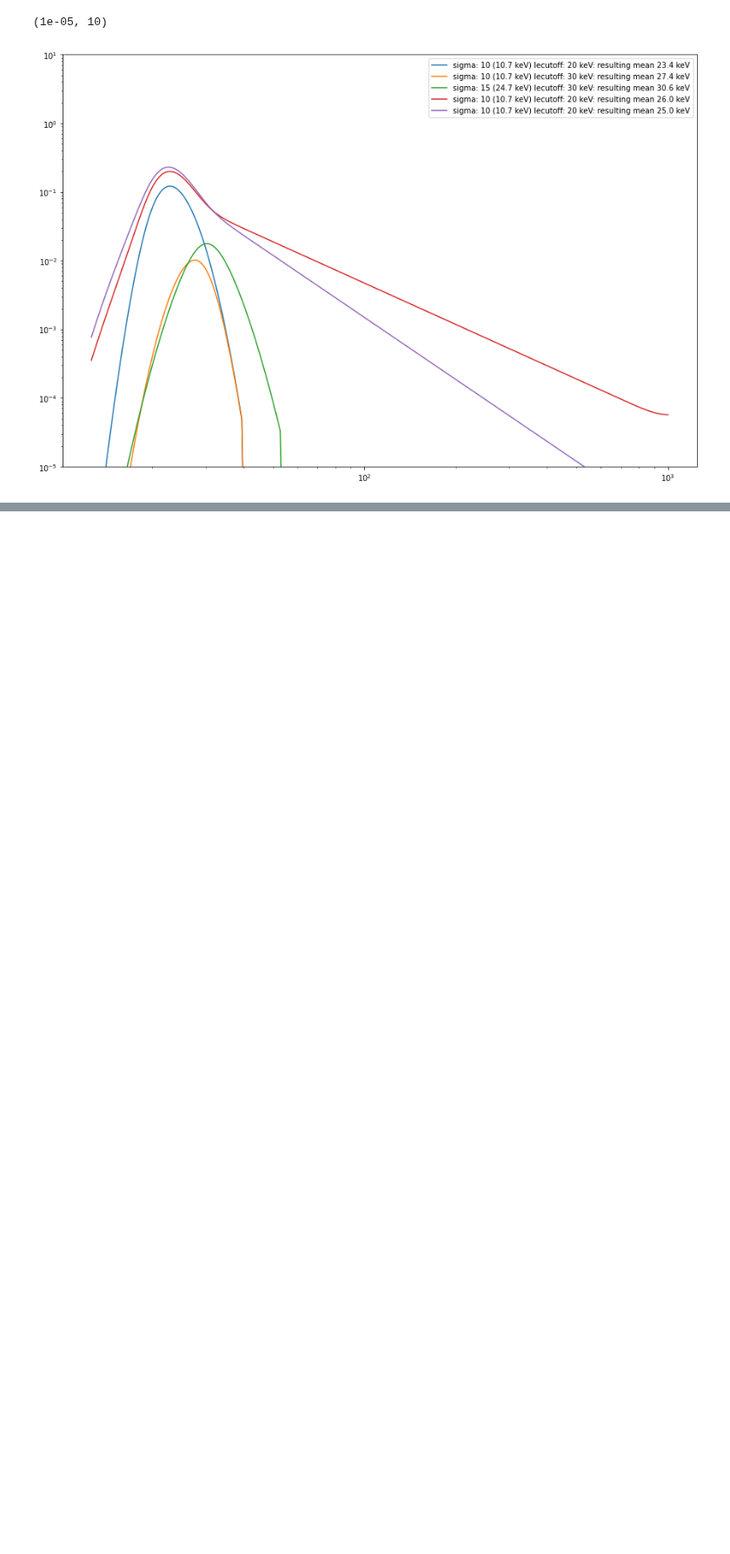
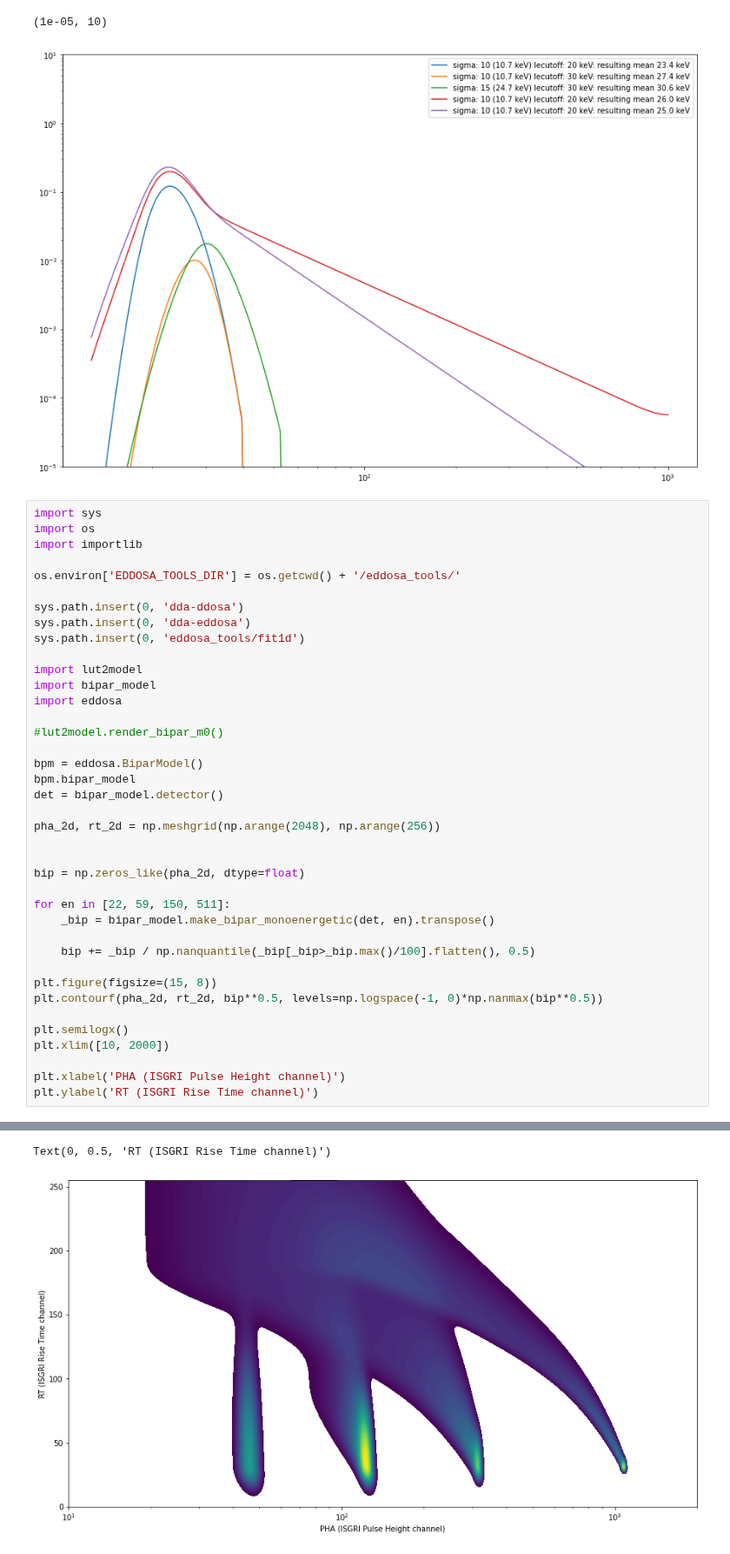
Before and after one commit to volodymyrss/integral-ibis-isgri-le-response, a Jupyter notebook: readme.ipynb, the cells around one changed output, grey strips where cells are left out. Shown at 87% size. Cells and saved outputs as stored; diff of their text form; blank space fills up the shorter version.

Commit message:
show bipar

```diff
--- a/readme.ipynb
+++ b/readme.ipynb
@@ -57,3 +57,43 @@ plt.ylim([1e-5, 10])
 # %% [output]
 (1e-05, 10)
 [figure]
+# %%
+import sys
+import os
+import importlib
+
+os.environ['EDDOSA_TOOLS_DIR'] = os.getcwd() + '/eddosa_tools/'
+
+sys.path.insert(0, 'dda-ddosa')
+sys.path.insert(0, 'dda-eddosa')
+sys.path.insert(0, 'eddosa_tools/fit1d')
+
+import lut2model
+import bipar_model
+import eddosa
+
+#lut2model.render_bipar_m0()
+
+bpm = eddosa.BiparModel()
+bpm.bipar_model
+det = bipar_model.detector()
+
+pha_2d, rt_2d = np.meshgrid(np.arange(2048), np.arange(256))
+
+
+bip = np.zeros_like(pha_2d, dtype=float)
+
+for en in [22, 59, 150, 511]:
+    _bip = bipar_model.make_bipar_monoenergetic(det, en).transpose()
+
+    bip += _bip / np.nanquantile(_bip[_bip>_bip.max()/100].flatten(), 0.5)
+
+plt.figure(figsize=(15, 8))
+plt.contourf(pha_2d, rt_2d, bip**0.5, levels=np.logspace(-1, 0)*np.nanmax(bip**0.5))
+
+plt.semilogx()
+plt.xlim([10, 2000])
+
+plt.xlabel('PHA (ISGRI Pulse Height channel)')
+plt.ylabel('RT (ISGRI Rise Time channel)')
+# %% [output]
@@ -59,0 +117,2 @@ plt.ylim([1e-5, 10])
+Text(0, 0.5, 'RT (ISGRI Rise Time channel)')
+[figure, added]
```
Also changed, not shown: parts of 6 cells of this notebook, 1 other file.
